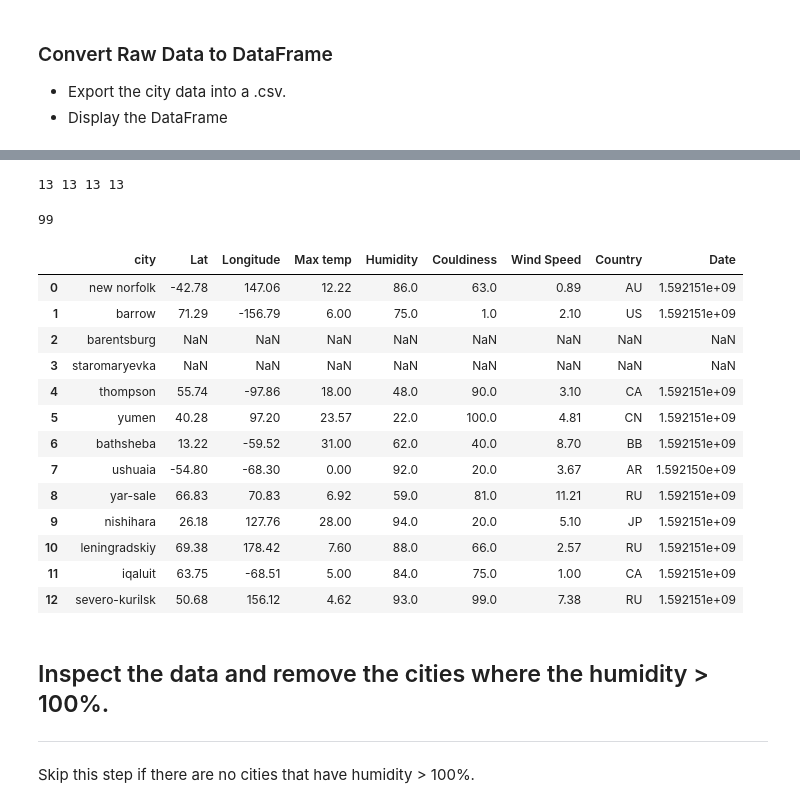
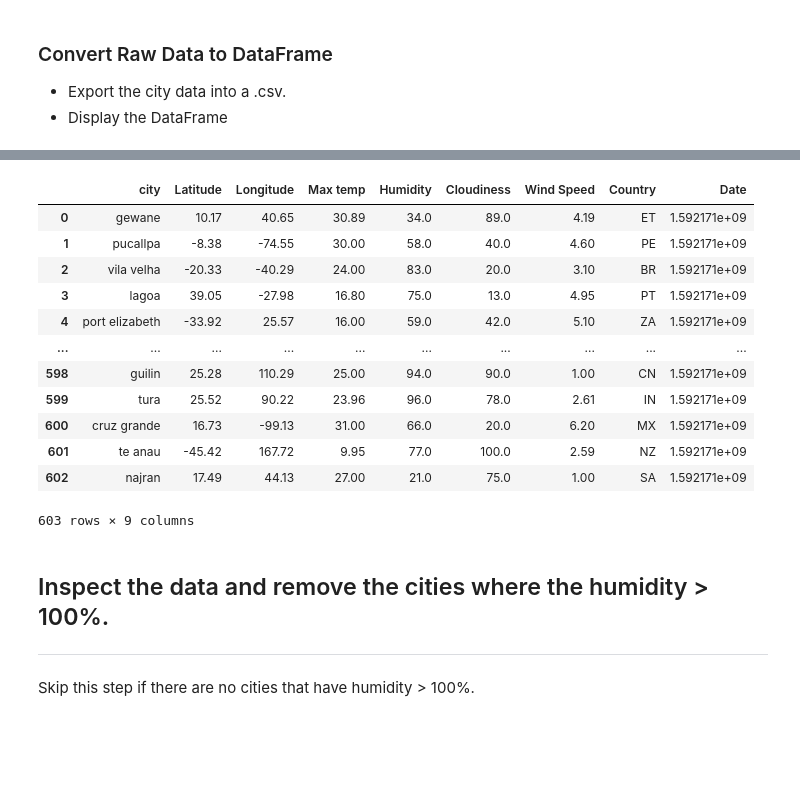
Before and after one commit to theaddies/API-challenge, a Jupyter notebook: WeatherPy/WeatherPy.ipynb, the cells around one changed output, grey strips where cells are left out. Saved outputs shown, nothing was run; the diff lists cells and outputs as text; code cells hidden in the pictures; blank space fills up the shorter version.

```diff
--- a/WeatherPy/WeatherPy.ipynb
+++ b/WeatherPy/WeatherPy.ipynb
@@ -90,5 +92,5 @@ cities
 # %%
-cities = ['new norfolk',
+#cities = ['new norfolk',
  'barrow',
  'barentsburg',
  'staromaryevka',
@@ -164,5 +168,3 @@ Processing record 12 of group 2 item 2 | severo-kurilsk
-# %%
-Max_Temp.append(np.nan)
 # %% [markdown]
 ### Convert Raw Data to DataFrame
 * Export the city data into a .csv.
@@ -190,8 +171,0 @@ Lat
-# %%
-print(len(cities), len(Lat), len(Lng), len(Max_Temp))
-# %% [output]
-13 13 13 13
-# %%
-response['clouds']['all']
-# %% [output]
-99
@@ -198,19 +174,19 @@ response['clouds']['all']
 # %%
-main_df = pd.DataFrame({'city' : cities, 'Lat' : Lat, 'Longitude': Lng, "Max temp": Max_Temp, "Humidity" : Humidity, \
-            "Couldiness" : Cloudiness, 'Wind Speed' : Wind_Speed, 'Country' : Country , 'Date' : Date})
+main_df = pd.DataFrame({'city' : cities, 'Latitude' : Lat, 'Longitude': Lng, "Max temp": Max_Temp, "Humidity" : Humidity, \
+            "Cloudiness" : Cloudiness, 'Wind Speed' : Wind_Speed, 'Country' : Country , 'Date' : Date})
+len(main_df)
 main_df
 # %% [output]
-|  | city | Lat | Longitude | Max temp | Humidity | Couldiness | Wind Speed | Country | Date |
-| 0 | new norfolk | -42.78 | 147.06 | 12.22 | 86.0 | 63.0 | 0.89 | AU | 1.592151e+09 |
-| 1 | barrow | 71.29 | -156.79 | 6.00 | 75.0 | 1.0 | 2.10 | US | 1.592151e+09 |
-| 2 | barentsburg | NaN | NaN | NaN | NaN | NaN | NaN | NaN | NaN |
-| 3 | staromaryevka | NaN | NaN | NaN | NaN | NaN | NaN | NaN | NaN |
-| 4 | thompson | 55.74 | -97.86 | 18.00 | 48.0 | 90.0 | 3.10 | CA | 1.592151e+09 |
-| 5 | yumen | 40.28 | 97.20 | 23.57 | 22.0 | 100.0 | 4.81 | CN | 1.592151e+09 |
-| 6 | bathsheba | 13.22 | -59.52 | 31.00 | 62.0 | 40.0 | 8.70 | BB | 1.592151e+09 |
-| 7 | ushuaia | -54.80 | -68.30 | 0.00 | 92.0 | 20.0 | 3.67 | AR | 1.592150e+09 |
-| 8 | yar-sale | 66.83 | 70.83 | 6.92 | 59.0 | 81.0 | 11.21 | RU | 1.592151e+09 |
-| 9 | nishihara | 26.18 | 127.76 | 28.00 | 94.0 | 20.0 | 5.10 | JP | 1.592151e+09 |
-| 10 | leningradskiy | 69.38 | 178.42 | 7.60 | 88.0 | 66.0 | 2.57 | RU | 1.592151e+09 |
-| 11 | iqaluit | 63.75 | -68.51 | 5.00 | 84.0 | 75.0 | 1.00 | CA | 1.592151e+09 |
-| 12 | severo-kurilsk | 50.68 | 156.12 | 4.62 | 93.0 | 99.0 | 7.38 | RU | 1.592151e+09 |
+|  | city | Latitude | Longitude | Max temp | Humidity | Cloudiness | Wind Speed | Country | Date |
+| 0 | gewane | 10.17 | 40.65 | 30.89 | 34.0 | 89.0 | 4.19 | ET | 1.592171e+09 |
+| 1 | pucallpa | -8.38 | -74.55 | 30.00 | 58.0 | 40.0 | 4.60 | PE | 1.592171e+09 |
+| 2 | vila velha | -20.33 | -40.29 | 24.00 | 83.0 | 20.0 | 3.10 | BR | 1.592171e+09 |
+| 3 | lagoa | 39.05 | -27.98 | 16.80 | 75.0 | 13.0 | 4.95 | PT | 1.592171e+09 |
+| 4 | port elizabeth | -33.92 | 25.57 | 16.00 | 59.0 | 42.0 | 5.10 | ZA | 1.592171e+09 |
+| ... | ... | ... | ... | ... | ... | ... | ... | ... | ... |
+| 598 | guilin | 25.28 | 110.29 | 25.00 | 94.0 | 90.0 | 1.00 | CN | 1.592171e+09 |
+| 599 | tura | 25.52 | 90.22 | 23.96 | 96.0 | 78.0 | 2.61 | IN | 1.592171e+09 |
+| 600 | cruz grande | 16.73 | -99.13 | 31.00 | 66.0 | 20.0 | 6.20 | MX | 1.592171e+09 |
+| 601 | te anau | -45.42 | 167.72 | 9.95 | 77.0 | 100.0 | 2.59 | NZ | 1.592171e+09 |
+| 602 | najran | 17.49 | 44.13 | 27.00 | 21.0 | 75.0 | 1.00 | SA | 1.592171e+09 |
+603 rows × 9 columns
```
Also changed, not shown: parts of 15 cells of this notebook.
